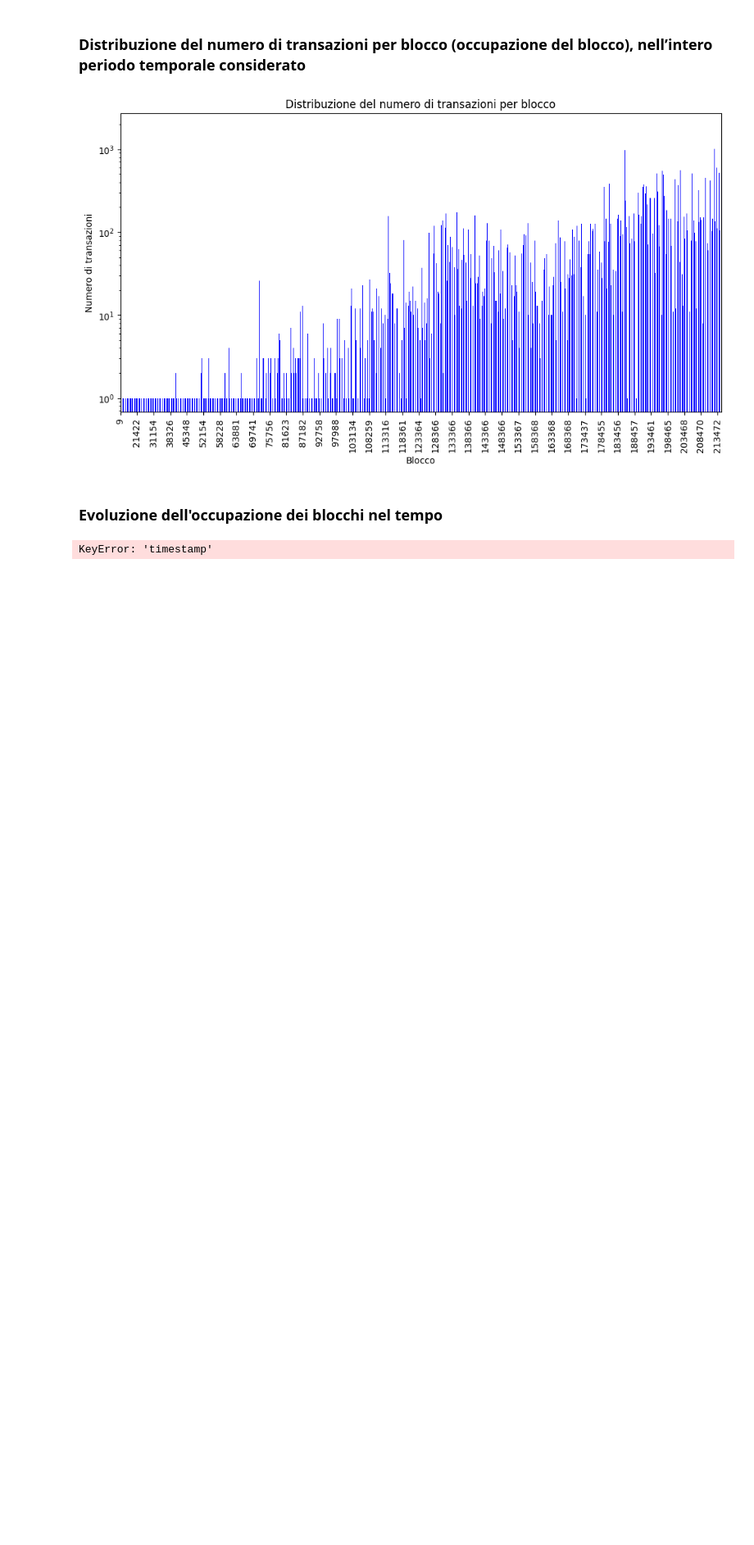
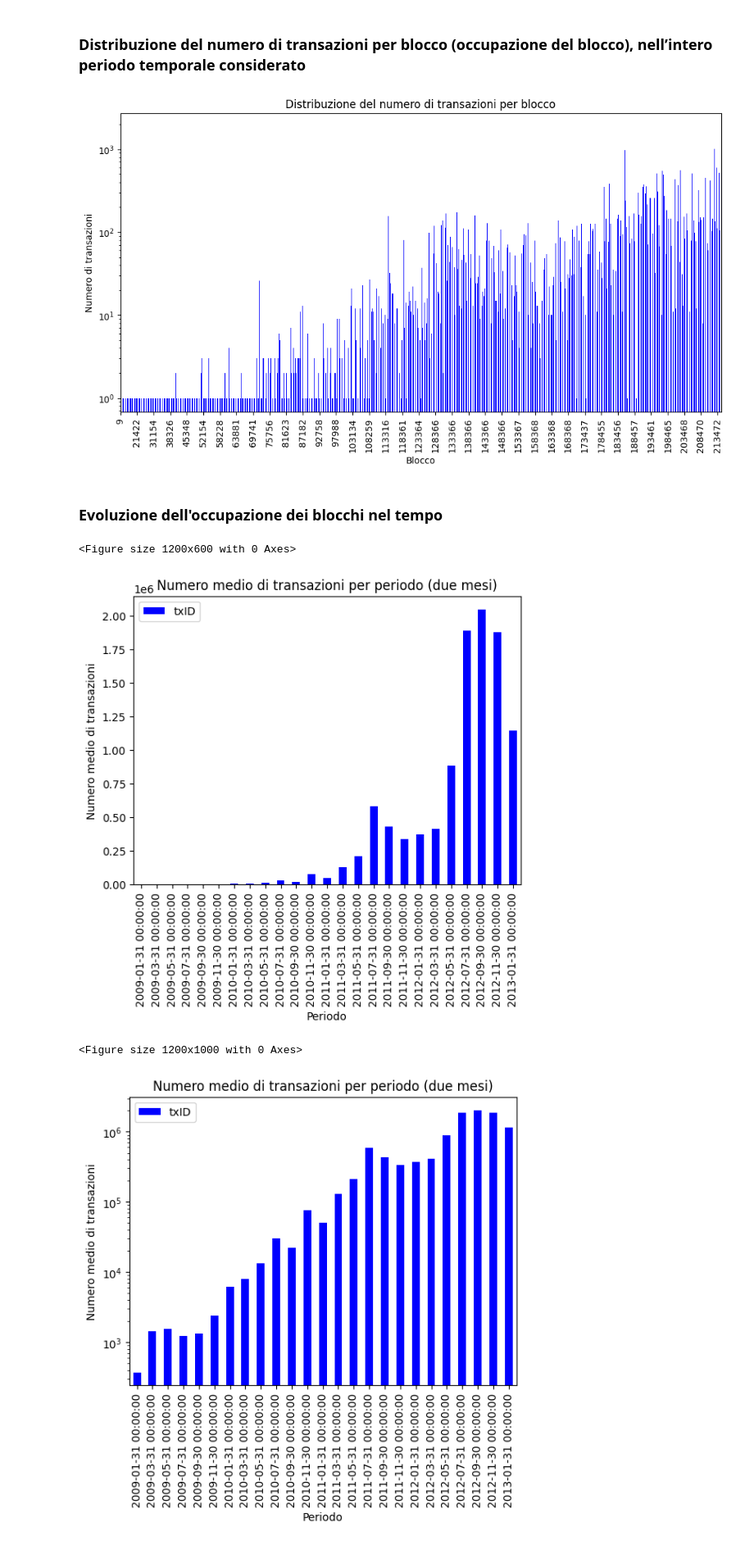
Before and after one commit to FlavRomano/CRAFTY, a Jupyter notebook: main.ipynb, the cells around one changed output. Shown at 82% size. Drawn from its saved outputs; the diff is of its cells as text; code cells hidden in the pictures; blank space fills up the shorter version.

Commit message:
add evoluzione occupazione blocchi

```diff
--- a/main.ipynb
+++ b/main.ipynb
@@ -58,40 +58,29 @@ plt.show()
 # %% [markdown]
 ### Evoluzione dell'occupazione dei blocchi nel tempo
 # %%
-# Converti la colonna "timestamp" in formato datetime
-transactions['timestamp'] = pd.to_datetime(
-    transactions['timestamp'], unit='s')
+avg_transactions_per_period = transactions[["timestamp", 'txID']].resample(
+    '2M', on="timestamp").count()
 
-  # Imposta la colonna "timestamp" come indice del DataFrame
-transactions.set_index('timestamp', inplace=True)
+plt.figure(figsize=(12, 6))
+avg_transactions_per_period.plot(kind='bar', color='blue')
 
-   # Verifica se la colonna "txId" è presente nel DataFrame
-if 'txID' in transactions.columns:
-        # Calcola il numero di transazioni per ogni giorno
-    transactions_per_day = transactions.groupby(
-        transactions.index.date)['txId'].count()
+plt.xlabel('Periodo')
+plt.ylabel('Numero medio di transazioni')
+plt.title('Numero medio di transazioni per periodo (due mesi)')
 
-    # Crea un nuovo DataFrame per contenere l'occupazione dei blocchi nel tempo
-    block_occupancy_df = pd.DataFrame(transactions_per_day)
+plt.show()
 
-    # Converti l'indice in formato datetime
-    block_occupancy_df.index = pd.to_datetime(block_occupancy_df.index)
+plt.figure(figsize=(12,10))
+avg_transactions_per_period.plot(kind='bar', color='blue')
 
-    # Calcola l'occupazione media dei blocchi per ogni periodo di due mesi
-    avg_transactions_per_period = block_occupancy_df.resample('2M').mean()
+plt.xlabel('Periodo')
+plt.ylabel('Numero medio di transazioni')
+plt.title('Numero medio di transazioni per periodo (due mesi)')
+plt.yscale("log")
 
-    # Crea un grafico a linee per mostrare l'evoluzione dell'occupazione dei blocchi nel tempo
-    plt.figure(figsize=(12, 6))
-    avg_transactions_per_period.plot(kind='line', color='blue')
-
-    # Imposta le etichette degli assi e il titolo del grafico
-    plt.xlabel('Data')
-    plt.ylabel('Numero medio di transazioni')
-    plt.title('Evoluzione dell\'occupazione dei blocchi nel tempo')
-
-    # Mostra il grafico
-    plt.show()
-else:
-    print("La colonna 'txId' non è presente nel DataFrame delle transazioni.")
+plt.show()
 # %% [output]
-KeyError: 'timestamp'
+<Figure size 1200x600 with 0 Axes>
+[figure, added]
+<Figure size 1200x1000 with 0 Axes>
+[figure, added]
```
Also changed, not shown: parts of 1 cell of this notebook.
